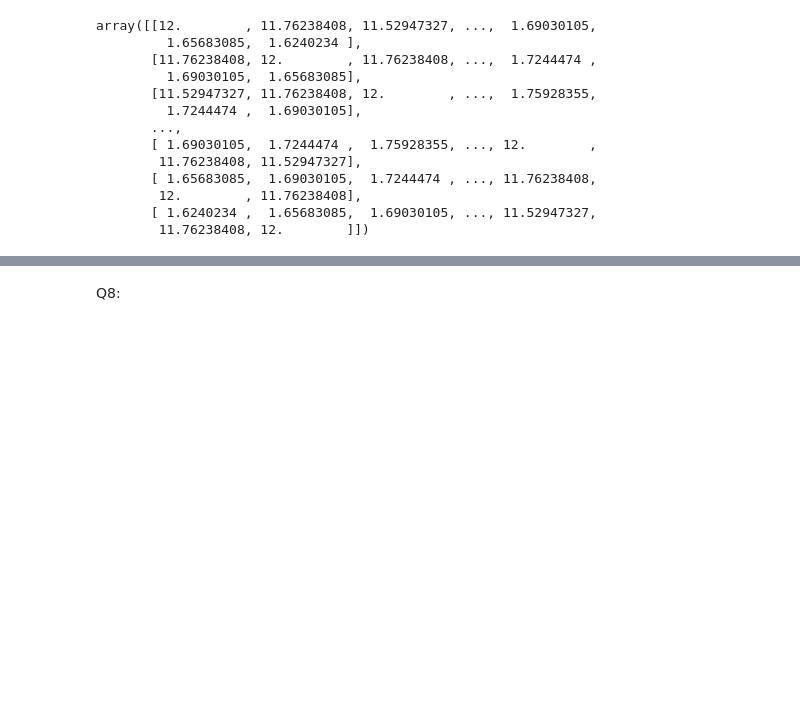
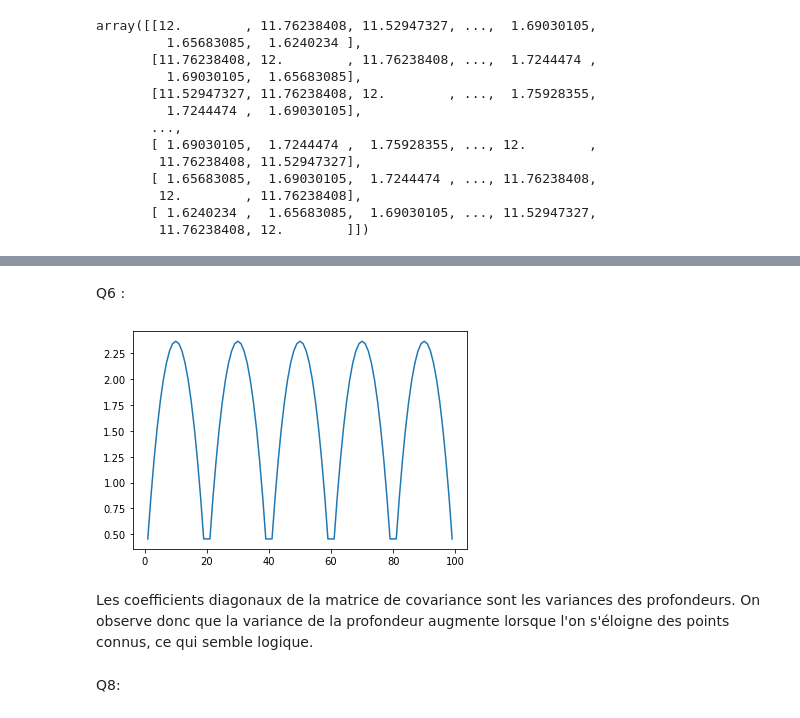
Before and after one commit to florentdup/Projet-maths-info, a Jupyter notebook: projet_cable_sous_marin.ipynb, the cells around one changed output, grey strips where cells are left out. Saved outputs shown, nothing was run; the diff lists cells and outputs as text; code cells hidden in the pictures; blank space fills up the shorter version.

```diff
--- a/projet_cable_sous_marin.ipynb
+++ b/projet_cable_sous_marin.ipynb
@@ -62,3 +86,14 @@ array([[12.        , 11.76238408, 11.52947327, ...,  1.69030105,
+# %% [markdown]
+Q6 :
+# %%
+csy = cov_y - np.dot(cov_yz, np.dot(cov_z_inv, np.transpose(cov_yz)))
+plt.plot(np.delete(np.arange(101),observation_indexes),np.diag(csy))
+plt.show()
+# %% [output]
+[figure, added]
+# %% [markdown]
+Les coefficients diagonaux de la matrice de covariance sont les variances des profondeurs.
+On observe donc que la variance de la profondeur augmente lorsque l'on s'éloigne des points connus, ce qui semble logique.
 # %% [markdown]
 Q8:
 # %%
```
Also changed, not shown: parts of 8 cells of this notebook.
